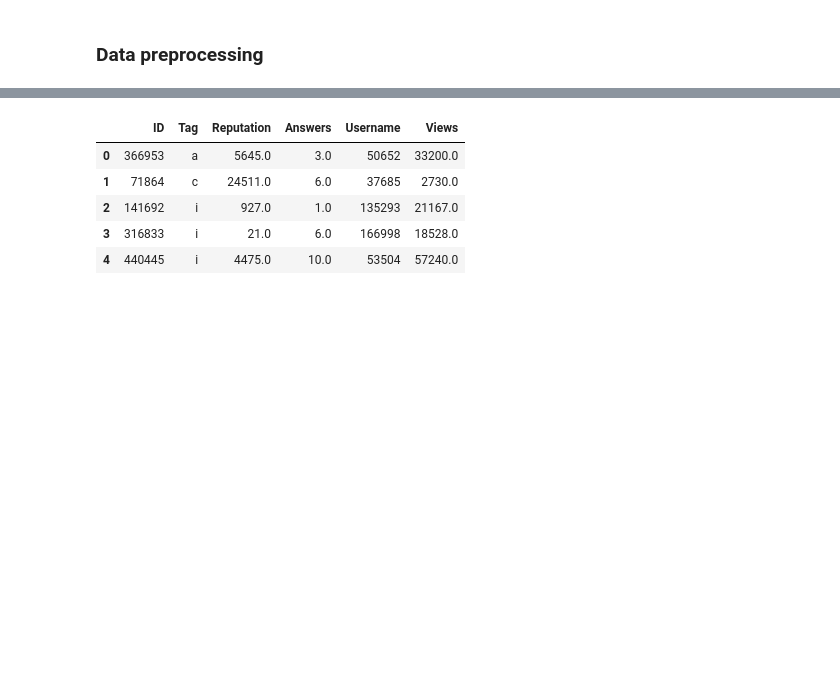
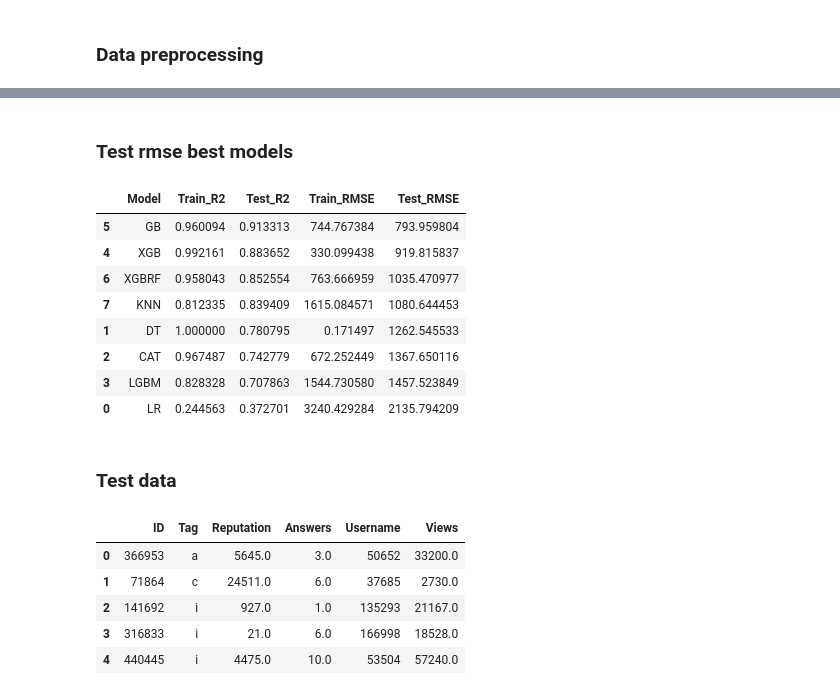
Before and after one commit to SharanDHONI/Upvotes-Prediction-Analytics-vidhya, a Jupyter notebook: upvotes.ipynb, the cells around one changed output, grey strips where cells are left out. Saved outputs shown, nothing was run; the diff lists cells and outputs as text; code cells hidden in the pictures; blank space fills up the shorter version.

```diff
--- a/upvotes.ipynb
+++ b/upvotes.ipynb
@@ -442,3 +513,19 @@ evals.sort_values('Test_R2',ascending=False)
+# %% [markdown]
+### Test rmse best models
+# %%
+evals.sort_values('Test_RMSE',ascending=True)
+# %% [output]
+|  | Model | Train_R2 | Test_R2 | Train_RMSE | Test_RMSE |
+| 5 | GB | 0.960094 | 0.913313 | 744.767384 | 793.959804 |
+| 4 | XGB | 0.992161 | 0.883652 | 330.099438 | 919.815837 |
+| 6 | XGBRF | 0.958043 | 0.852554 | 763.666959 | 1035.470977 |
+| 7 | KNN | 0.812335 | 0.839409 | 1615.084571 | 1080.644453 |
+| 1 | DT | 1.000000 | 0.780795 | 0.171497 | 1262.545533 |
+| 2 | CAT | 0.967487 | 0.742779 | 672.252449 | 1367.650116 |
+| 3 | LGBM | 0.828328 | 0.707863 | 1544.730580 | 1457.523849 |
+| 0 | LR | 0.244563 | 0.372701 | 3240.429284 | 2135.794209 |
+# %% [markdown]
+### Test data
 # %%
 test = pd.read_csv('test_8i3B3FC.csv')
 # %%
```
Also changed, not shown: parts of 77 cells of this notebook.
